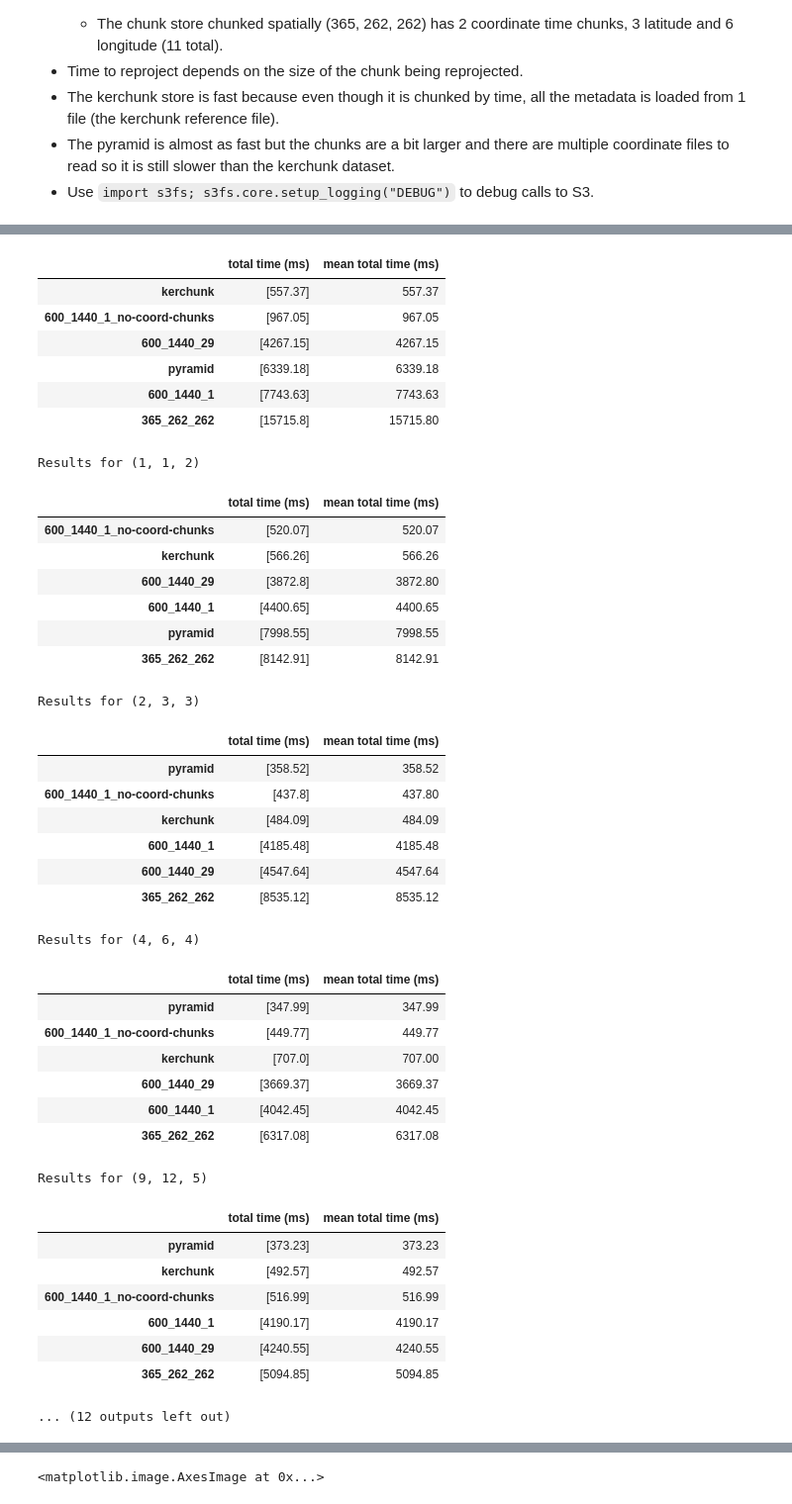
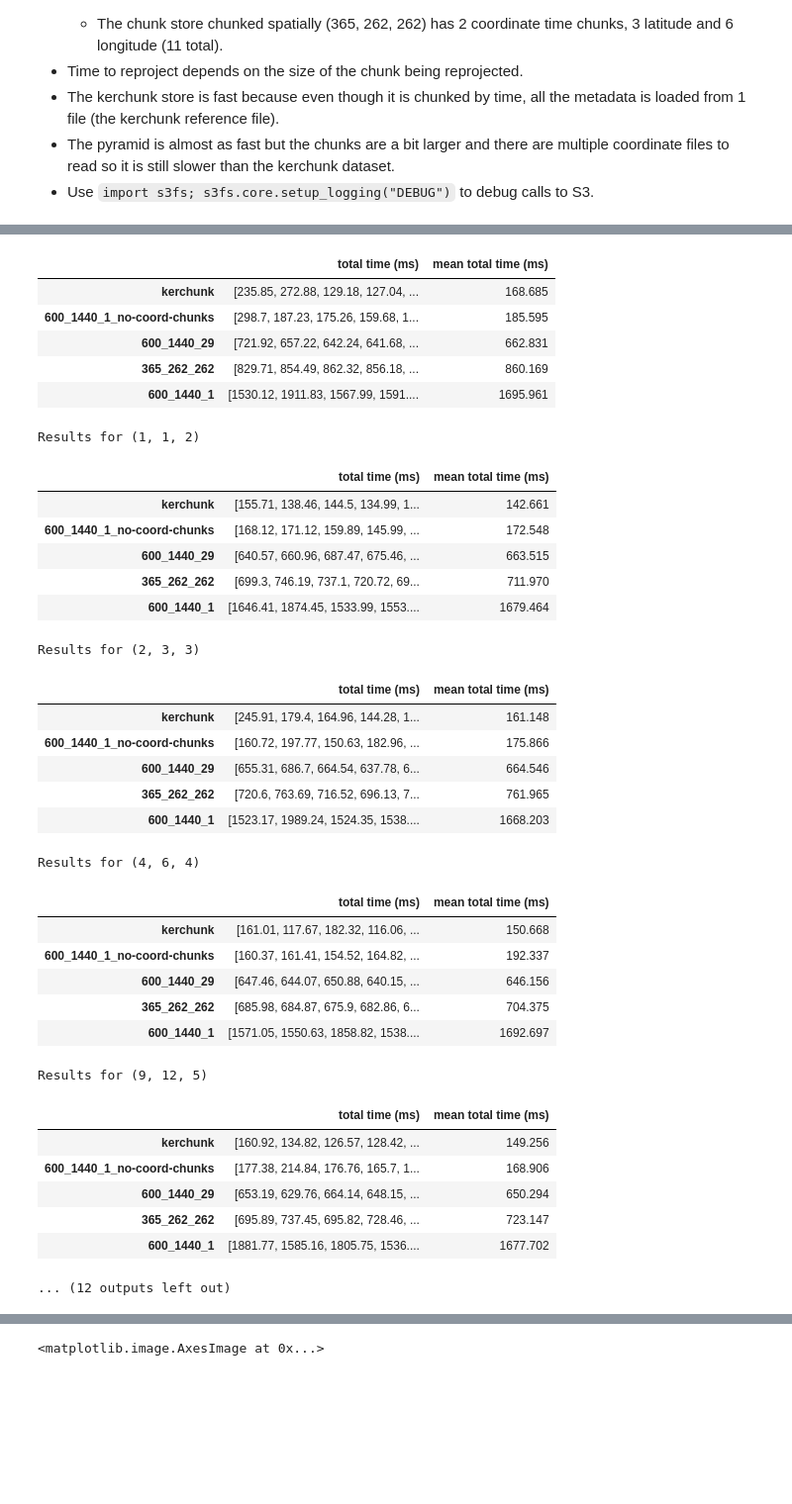
Before and after one commit to developmentseed/tile-benchmarking, a Jupyter notebook: profiling/profile.ipynb, the cells around one changed output, grey strips where cells are left out. Shown at 99% size. Cells and saved outputs as stored; diff of their text form; code cells hidden in the pictures; blank space fills up the shorter version.

Commit message:
Update CMIP6 Zarr results

```diff
--- a/profiling/profile.ipynb
+++ b/profiling/profile.ipynb
@@ -241,9 +241,6 @@ The autoreload extension is already loaded. To reload it, use:
 datastores = {
     'kerchunk': {
         "data_store_path": f"combined_CMIP6_{temporal_resolution}_{model}_{variable}_kerchunk.json"
-    },
-    'pyramid': {
-        "data_store_path": f"pyramid/CMIP6_{temporal_resolution}_{model}_{variable}.zarr"
     }
 }
 
@@ -295,7 +291,7 @@ Below we test the time to generate tiles from each datastore 10 times.
 * The pyramid is almost as fast but the chunks are a bit larger and there are multiple coordinate files to read so it is still slower than the kerchunk dataset.
 * Use `import s3fs; s3fs.core.setup_logging("DEBUG")` to debug calls to S3.
 # %%
-niters = 1
+niters = 10
 tile_results_df = {}
 dataset_chunk_sizes = {}
 results_df = datastores.copy()
@@ -348,10 +334,9 @@ column = 'mean total time (ms)'
 for xyz_tile in xyz_tiles:
     print(f"Results for {xyz_tile}")
     df = pd.DataFrame.from_dict(results_df[xyz_tile], orient='index')
-    if xyz_tile == xyz_tiles[0] or xyz_tile == xyz_tiles[-1]:
-        join_df = pd.DataFrame()
-        join_df[f"{column} {xyz_tile}"] = df[[column]]
-        datasets_with_results = datasets_with_results.join(join_df)
+    join_df = pd.DataFrame()
+    join_df[f"{column} {xyz_tile}"] = df[[column]]
+    datasets_with_results = datasets_with_results.join(join_df)
     display(df.sort_values('mean total time (ms)')); print();
 # %% [output]
 Results for (0, 0, 0)
@@ -365,43 +349,38 @@ Results for (0, 0, 0)
 Results for (0, 0, 1)
 |  | total time (ms) | mean total time (ms) |
-| kerchunk | [557.37] | 557.37 |
-| 600_1440_1_no-coord-chunks | [967.05] | 967.05 |
-| 600_1440_29 | [4267.15] | 4267.15 |
-| pyramid | [6339.18] | 6339.18 |
-| 600_1440_1 | [7743.63] | 7743.63 |
-| 365_262_262 | [15715.8] | 15715.80 |
+| kerchunk | [235.85, 272.88, 129.18, 127.04, ... | 168.685 |
+| 600_1440_1_no-coord-chunks | [298.7, 187.23, 175.26, 159.68, 1... | 185.595 |
+| 600_1440_29 | [721.92, 657.22, 642.24, 641.68, ... | 662.831 |
+| 365_262_262 | [829.71, 854.49, 862.32, 856.18, ... | 860.169 |
+| 600_1440_1 | [1530.12, 1911.83, 1567.99, 1591.... | 1695.961 |
 Results for (1, 1, 2)
 |  | total time (ms) | mean total time (ms) |
-| 600_1440_1_no-coord-chunks | [520.07] | 520.07 |
-| kerchunk | [566.26] | 566.26 |
-| 600_1440_29 | [3872.8] | 3872.80 |
-| 600_1440_1 | [4400.65] | 4400.65 |
-| pyramid | [7998.55] | 7998.55 |
-| 365_262_262 | [8142.91] | 8142.91 |
+| kerchunk | [155.71, 138.46, 144.5, 134.99, 1... | 142.661 |
+| 600_1440_1_no-coord-chunks | [168.12, 171.12, 159.89, 145.99, ... | 172.548 |
+| 600_1440_29 | [640.57, 660.96, 687.47, 675.46, ... | 663.515 |
+| 365_262_262 | [699.3, 746.19, 737.1, 720.72, 69... | 711.970 |
+| 600_1440_1 | [1646.41, 1874.45, 1533.99, 1553.... | 1679.464 |
 Results for (2, 3, 3)
 |  | total time (ms) | mean total time (ms) |
-| pyramid | [358.52] | 358.52 |
-| 600_1440_1_no-coord-chunks | [437.8] | 437.80 |
-| kerchunk | [484.09] | 484.09 |
-| 600_1440_1 | [4185.48] | 4185.48 |
-| 600_1440_29 | [4547.64] | 4547.64 |
-| 365_262_262 | [8535.12] | 8535.12 |
+| kerchunk | [245.91, 179.4, 164.96, 144.28, 1... | 161.148 |
+| 600_1440_1_no-coord-chunks | [160.72, 197.77, 150.63, 182.96, ... | 175.866 |
+| 600_1440_29 | [655.31, 686.7, 664.54, 637.78, 6... | 664.546 |
+| 365_262_262 | [720.6, 763.69, 716.52, 696.13, 7... | 761.965 |
+| 600_1440_1 | [1523.17, 1989.24, 1524.35, 1538.... | 1668.203 |
 Results for (4, 6, 4)
 |  | total time (ms) | mean total time (ms) |
-| pyramid | [347.99] | 347.99 |
-| 600_1440_1_no-coord-chunks | [449.77] | 449.77 |
-| kerchunk | [707.0] | 707.00 |
-| 600_1440_29 | [3669.37] | 3669.37 |
-| 600_1440_1 | [4042.45] | 4042.45 |
-| 365_262_262 | [6317.08] | 6317.08 |
+| kerchunk | [161.01, 117.67, 182.32, 116.06, ... | 150.668 |
+| 600_1440_1_no-coord-chunks | [160.37, 161.41, 154.52, 164.82, ... | 192.337 |
+| 600_1440_29 | [647.46, 644.07, 650.88, 640.15, ... | 646.156 |
+| 365_262_262 | [685.98, 684.87, 675.9, 682.86, 6... | 704.375 |
+| 600_1440_1 | [1571.05, 1550.63, 1858.82, 1538.... | 1692.697 |
 Results for (9, 12, 5)
 |  | total time (ms) | mean total time (ms) |
-| pyramid | [373.23] | 373.23 |
-| kerchunk | [492.57] | 492.57 |
-| 600_1440_1_no-coord-chunks | [516.99] | 516.99 |
-| 600_1440_1 | [4190.17] | 4190.17 |
-| 600_1440_29 | [4240.55] | 4240.55 |
-| 365_262_262 | [5094.85] | 5094.85 |
+| kerchunk | [160.92, 134.82, 126.57, 128.42, ... | 149.256 |
+| 600_1440_1_no-coord-chunks | [177.38, 214.84, 176.76, 165.7, 1... | 168.906 |
+| 600_1440_29 | [653.19, 629.76, 664.14, 648.15, ... | 650.294 |
+| 365_262_262 | [695.89, 737.45, 695.82, 728.46, ... | 723.147 |
+| 600_1440_1 | [1881.77, 1585.16, 1805.75, 1536.... | 1677.702 |
 ... (12 outputs left out)
 # %%
 datasets_with_results
```
Also changed, not shown: parts of 7 cells of this notebook, 3 other files.
